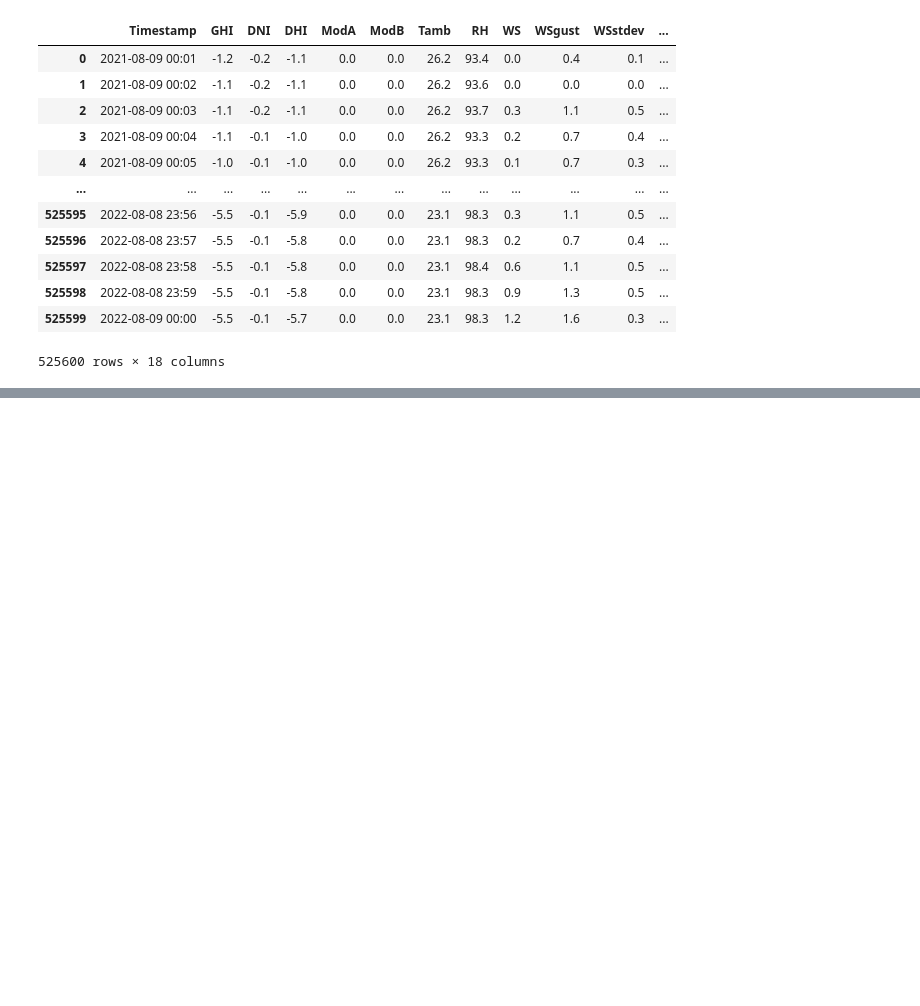
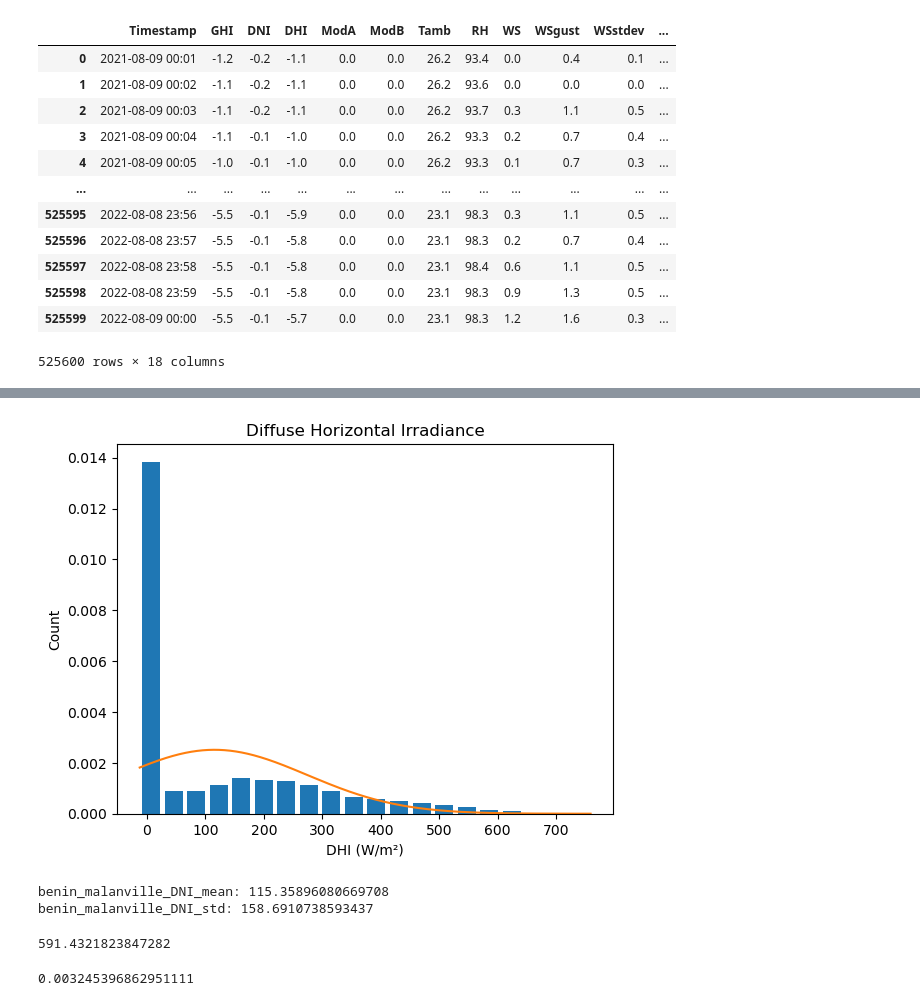
Before and after one commit to Ephrem0001/Solar-Radiation-Measurement-Data-Analysis, a Jupyter notebook: notebooks/benin-malanville.ipynb, the cells around one changed output, grey strips where cells are left out. Cells and saved outputs as stored; diff of their text form; code cells hidden in the pictures; blank space fills up the shorter version.

```diff
--- a/notebooks/benin-malanville.ipynb
+++ b/notebooks/benin-malanville.ipynb
@@ -146,0 +238,33 @@ plt.show()
+# %%
+#Detecting Outliers of DHI with HIstogram
+
+plt.hist(benin_malanville.DHI, bins=20, rwidth=0.8, density=True)
+plt.title('Diffuse Horizontal Irradiance')
+plt.xlabel("DHI (W/m²)")
+plt.ylabel("Count")
+
+
+rng3 = np.arange(benin_malanville.DHI.min(), benin_malanville.DHI.max(), 0.1)
+plt.plot(rng3, norm.pdf(rng3,benin_malanville.DHI.mean(),benin_malanville.DHI.std()))
+plt.show()
+# %% [output]
+[figure, added]
+# %%
+benin_mean_DHI = benin_malanville.DHI.mean()
+print(f"benin_malanville_DNI_mean: {benin_mean_DHI}")
+
+benin_std_DHI = benin_malanville.DHI.std()
+print(f"benin_malanville_DNI_std: {benin_std_DHI}")
+# %% [output]
+benin_malanville_DNI_mean: 115.35896080669708
+benin_malanville_DNI_std: 158.6910738593437
+# %%
+upper_limit_DHI = benin_malanville.DHI.mean() + 3*benin_malanville.DHI.std()
+upper_limit_DHI
+# %% [output]
+591.4321823847282
+# %%
+lower_limit_DHI = benin_malanville.DHI.mean() - 0.72692*benin_malanville.DHI.std()
+lower_limit_DHI
+# %% [output]
+0.003245396862951111
```
Also changed, not shown: parts of 41 cells of this notebook.
